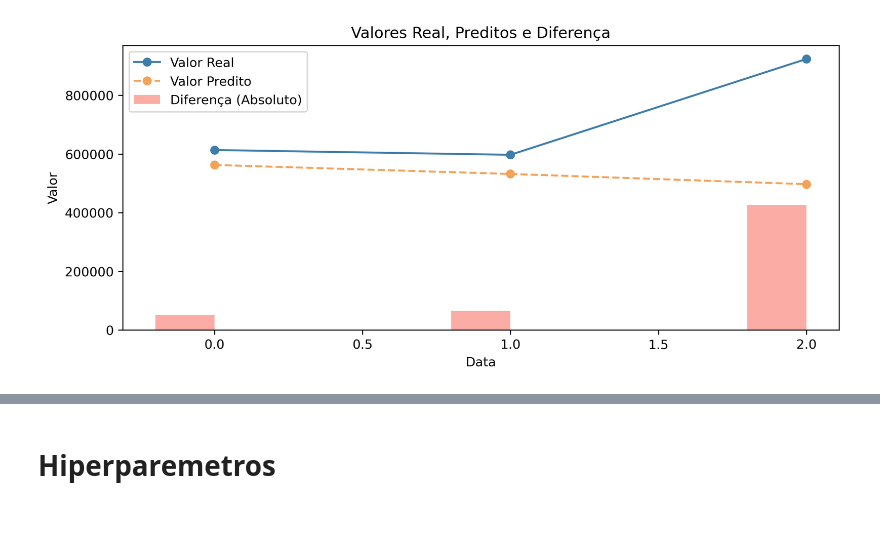
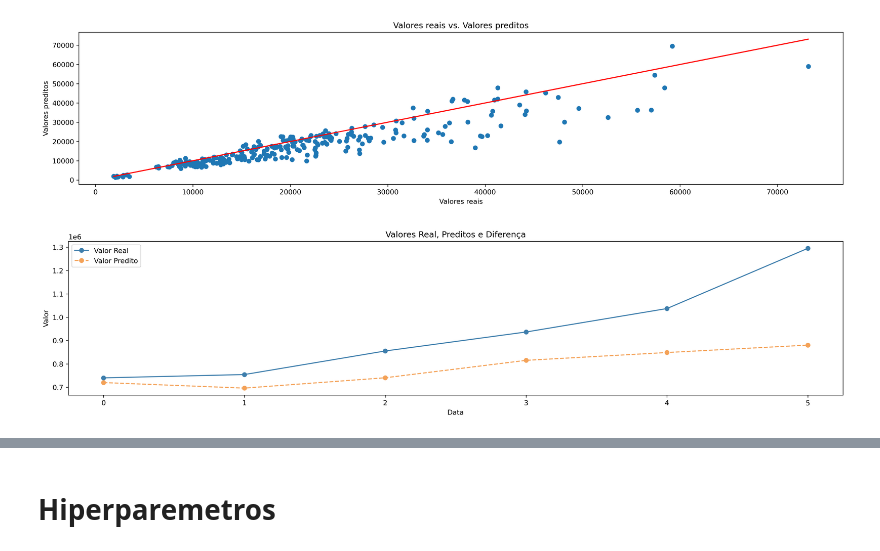
Before and after one commit to bentofh/WalmartSalesForecast, a Jupyter notebook: Sales Forecast.ipynb, the cells around one changed output, grey strips where cells are left out. Saved outputs shown, nothing was run; the diff lists cells and outputs as text; code cells hidden in the pictures; blank space fills up the shorter version.

Commit message:
Melhoria no loop dos depts

```diff
--- a/Sales Forecast.ipynb
+++ b/Sales Forecast.ipynb
@@ -33,7 +37,7 @@ test = pd.read_csv('test.csv')
 # Editando o df de treino
 
 # Eliminando, pois essa coluna já existe em treino e teste
-features = features.drop(columns='IsHoliday')
+features = features.drop(columns=['IsHoliday', 'MarkDown1', 'MarkDown2', 'MarkDown3', 'MarkDown4', 'MarkDown5'])
 
 # Juntando as colunas de features dos arquivos Stores e Features
 train_merge = pd.merge(train, stores, on='Store', how='left')
@@ -59,7 +63,7 @@ train_merge['Type'] = train_merge['Type'].map(transf)
 
 sales_by_type_weekly = train_merge.groupby('Type').resample('W')['Weekly_Sales'].sum().reset_index()
 
-plt.figure(figsize=(10, 4), dpi=300)
+plt.figure(figsize=(20, 4), dpi=300)
 sns.lineplot(data=sales_by_type_weekly, x='Date', y='Weekly_Sales', hue='Type')
 plt.title('Vendas semanais por tipo de loja')
 plt.legend(title='Tipo de Loja')
@@ -210,0 +276,13 @@ df_resultados.head()
+# %%
+'''
+--------------------------------------------------------------------------------------------------------------------
+-------- Definindo o dataset apenas com as colunas que Lasso classificou como boas
+--------------------------------------------------------------------------------------------------------------------
+'''
+
+filtered_columns = [name for name, coef in zip(col_names, lasso_coef) if coef > 0.05]
+colunas = filtered_columns + ['Weekly_Sales'] # Devolvendo a coluna target para deixar que o X e y separe-os depois
+
+dept1 = dept1[colunas]
+
+print(colunas)
@@ -210,0 +327,20 @@ df_resultados.head()
+# %%
+'''
+--------------------------------------------------------------------------------------------------------------------
+-------- Comparação dos valores reais X valores preditos
+--------------------------------------------------------------------------------------------------------------------
+'''
+
+predictions = model.predict(X_test)
+
+df_resultados = pd.DataFrame({'Data': X_test.index, 'Valor_Real': y_test, 'Valor_Predito': predictions})
+df_resultados.reset_index(inplace=True)
+df_resultados = df_resultados.drop(columns=['Date'])
+df_resultados['Data'] = pd.to_datetime(df_resultados['Data'])
+
+df_resultados = df_resultados.groupby('Data')[['Valor_Real', 'Valor_Predito']].sum().reset_index()
+df_resultados['Valor_Predito'] = df_resultados['Valor_Predito'].round(decimals=2)
+
+df_resultados.sort_values(by='Data', inplace=True)
+
+df_resultados.head()
@@ -211,24 +388,37 @@ df_resultados.head()
+# %%
+'''
+--------------------------------------------------------------------------------------------------------------------
+-------- Dispersão dos valores reais e preditos
+--------------------------------------------------------------------------------------------------------------------
+'''
+
+plt.figure(figsize=(20, 4), dpi=300)
+plt.scatter(y_test, predictions)
+plt.title('Valores reais vs. Valores preditos')
+plt.xlabel('Valores reais')
+plt.ylabel('Valores preditos')
+plt.plot(y_test, y_test, color='red')
+plt.show()
+# %% [output]
+[figure, added]
 # %%
 '''
 --------------------------------------------------------------------------------------------------------------------
 -------- Gráfico com os valores reais e preditos nas linhas + valores de erro nas barras
 --------------------------------------------------------------------------------------------------------------------
 '''
 
 # Coluna de diferença
 df_resultados['Diferenca'] = df_resultados['Valor_Real'] - df_resultados['Valor_Predito']
 
-plt.figure(figsize=(10, 4), dpi=300)
+plt.figure(figsize=(20, 4), dpi=300)
 plt.plot(df_resultados.index, df_resultados['Valor_Real'], color='#3e7eac', label='Valor Real', marker='o')
 plt.plot(df_resultados.index, df_resultados['Valor_Predito'], color='#f4a258', label='Valor Predito', marker='o', linestyle='--')
-
-bar_width = 0.2
-plt.bar(df_resultados.index - bar_width/2, df_resultados['Diferenca'].abs(), color='#fbaca4', label='Diferença (Absoluto)', width=bar_width)
 
 plt.xlabel('Data')
 plt.ylabel('Valor')
 plt.title('Valores Real, Preditos e Diferença')
 plt.legend()
 plt.show()
 # %% [output]
-[figure, old version]
+[figure, new version]
```
Also changed, not shown: parts of 33 cells of this notebook, 1 other file.
